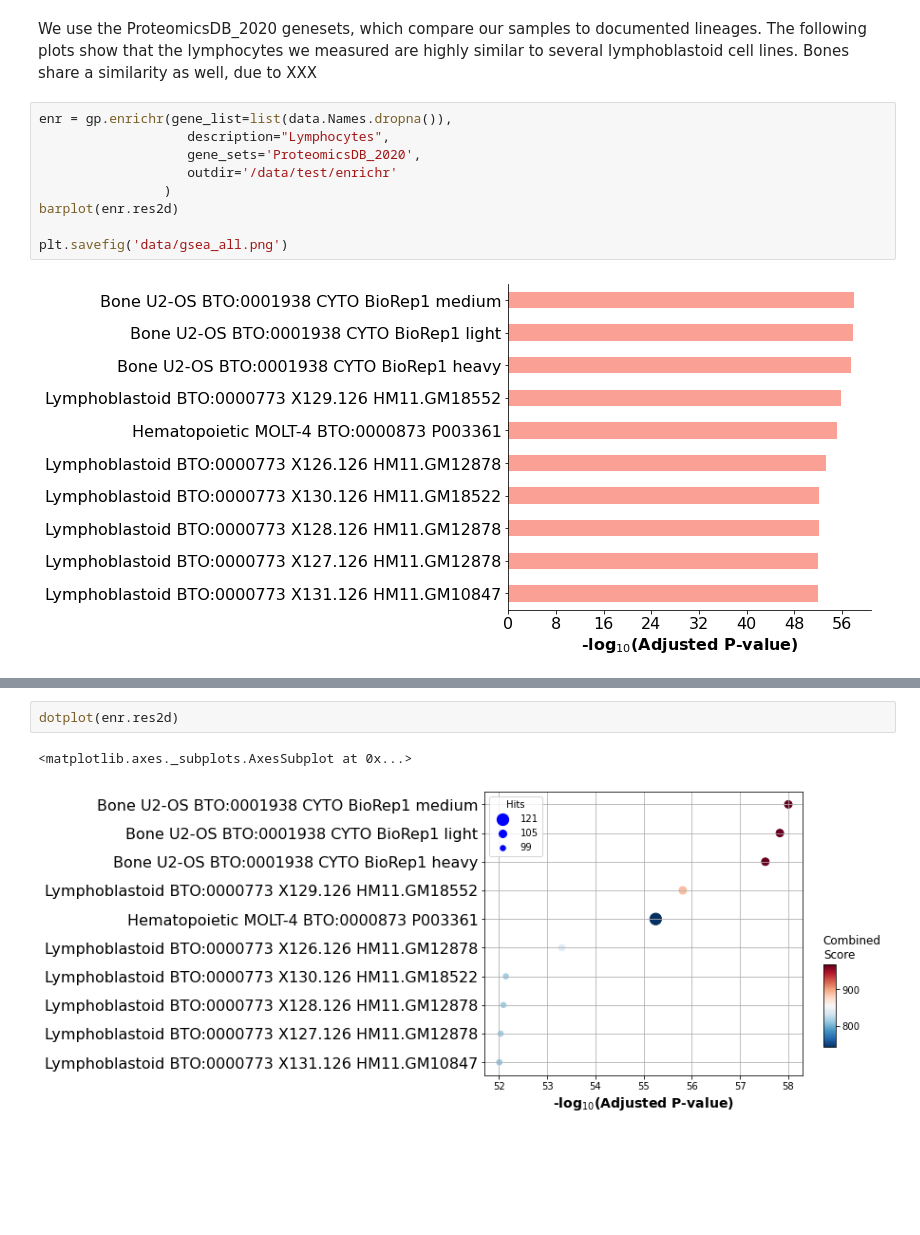
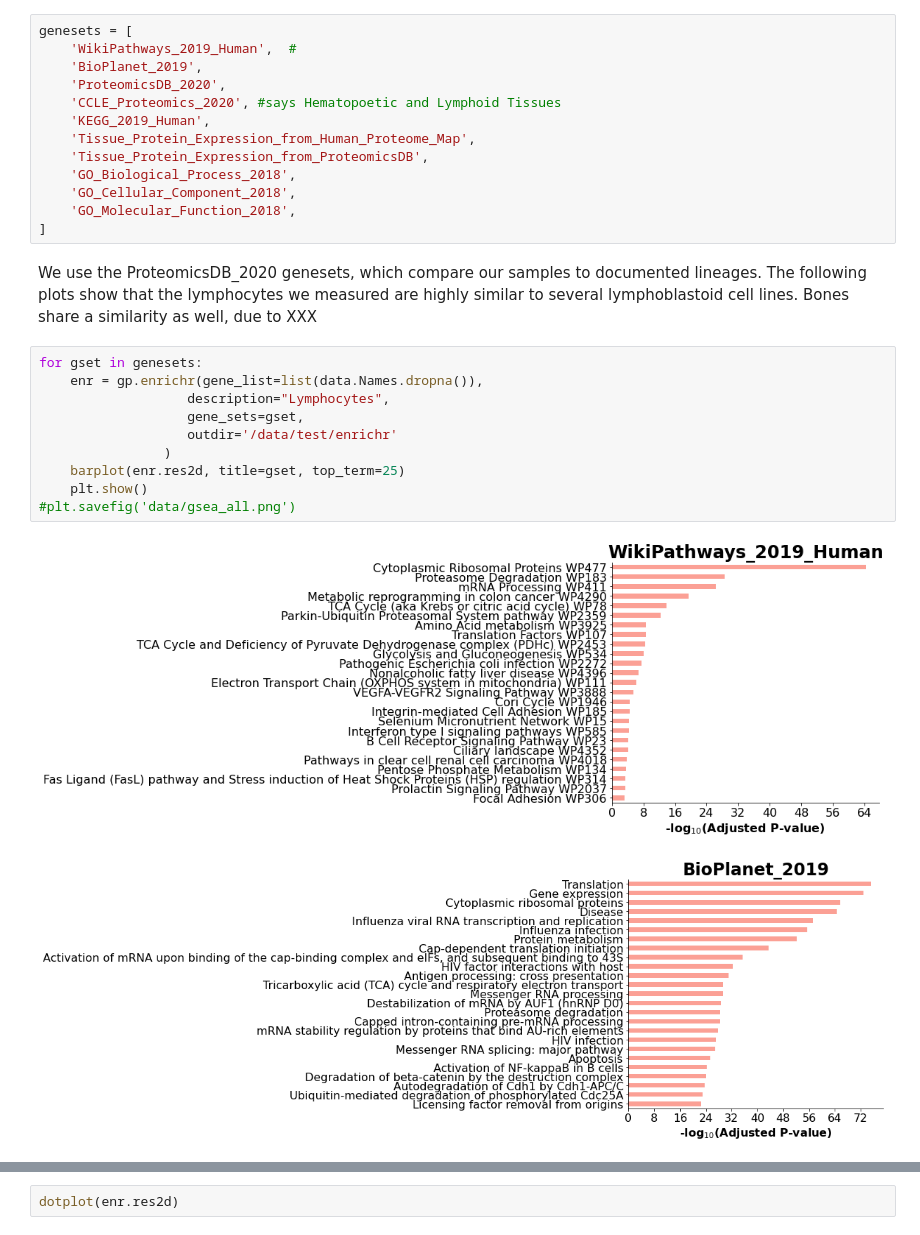
Before and after one commit to PayneLab/Lymphocytes1, a Jupyter notebook: GSEA All.ipynb, the cells around one changed output, grey strips where cells are left out. Saved outputs shown, nothing was run; the diff lists cells and outputs as text; blank space fills up the shorter version.

```diff
--- a/GSEA All.ipynb
+++ b/GSEA All.ipynb
@@ -19,13 +43,28 @@ import matplotlib.pyplot as plt
+# %%
+genesets = [
+    'WikiPathways_2019_Human',  #
+    'BioPlanet_2019',
+    'ProteomicsDB_2020',
+    'CCLE_Proteomics_2020', #says Hematopoetic and Lymphoid Tissues
+    'KEGG_2019_Human',
+    'Tissue_Protein_Expression_from_Human_Proteome_Map',
+    'Tissue_Protein_Expression_from_ProteomicsDB',
+    'GO_Biological_Process_2018',
+    'GO_Cellular_Component_2018',
+    'GO_Molecular_Function_2018',
+]
 # %% [markdown]
 We use the ProteomicsDB_2020 genesets, which compare our samples to documented lineages. The following plots show that the lymphocytes we measured are highly similar to several lymphoblastoid cell lines. Bones share a similarity as well, due to XXX
 # %%
-enr = gp.enrichr(gene_list=list(data.Names.dropna()),
+for gset in genesets:
+    enr = gp.enrichr(gene_list=list(data.Names.dropna()),
                    description="Lymphocytes",
-                   gene_sets='ProteomicsDB_2020',
+                   gene_sets=gset,
                    outdir='/data/test/enrichr'
                 )
-barplot(enr.res2d)
-
-plt.savefig('data/gsea_all.png')
+    barplot(enr.res2d, title=gset, top_term=25)
+    plt.show()
+#plt.savefig('data/gsea_all.png')
 # %% [output]
-[figure, old version]
+[figure, new version]
+[figure, added]
@@ -32,5 +79,2 @@ plt.savefig('data/gsea_all.png')
 # %%
 dotplot(enr.res2d)
-# %% [output]
-<matplotlib.axes._subplots.AxesSubplot at 0x...>
-[figure, removed]
```
Also changed, not shown: parts of 2 cells of this notebook, 5 other files.
